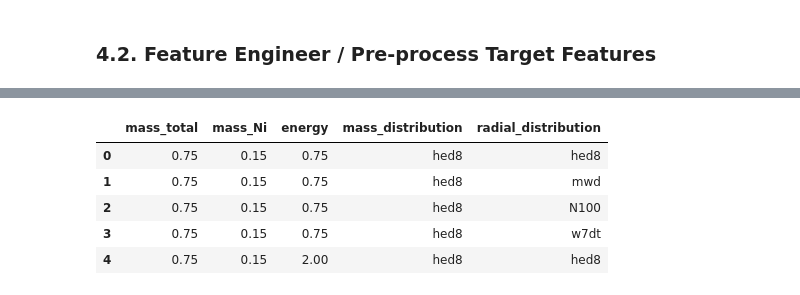
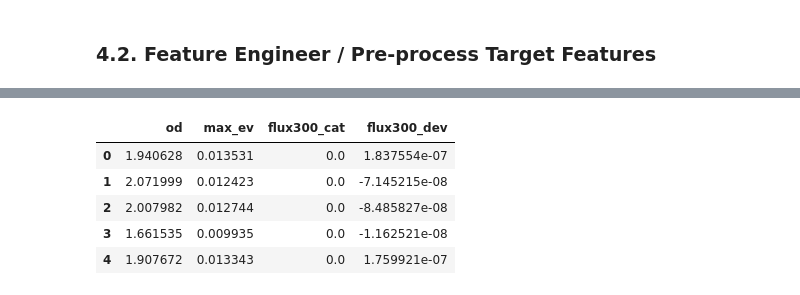
Before and after one commit to themattonthefloor/LOX, a Jupyter notebook: notebooks/student_evaluation.ipynb, the cells around one changed output, grey strips where cells are left out. Drawn from its saved outputs; the diff is of its cells as text; code cells hidden in the pictures.

```diff
--- a/notebooks/student_evaluation.ipynb
+++ b/notebooks/student_evaluation.ipynb
@@ -420,0 +566,4 @@ TP = target_preprocessor()
+# %%
+TFP = TargetFeaturesPreprocessor()
+preprocessed_targets = TFP.fit_transform(df_phy)
+preprocessed_targets.head()
@@ -420,0 +624,3 @@ TP = target_preprocessor()
+# %%
+X = df.iloc[:,[0,2,4]]
+X.head()
@@ -420,0 +634,3 @@ TP = target_preprocessor()
+# %%
+y = df.iloc[:,5:]
+y.head()
@@ -421,9 +644,12 @@ TP = target_preprocessor()
+# %%
+P = Preprocessor(mode='classification')
+transformed_X, transformed_y = P.fit_transform(X,y)
 # %%
-df_phy.head()
+transformed_X.head()
 # %% [output]
-|  | mass_total | mass_Ni | energy | mass_distribution | radial_distribution |
-| 0 | 0.75 | 0.15 | 0.75 | hed8 | hed8 |
-| 1 | 0.75 | 0.15 | 0.75 | hed8 | mwd |
-| 2 | 0.75 | 0.15 | 0.75 | hed8 | N100 |
-| 3 | 0.75 | 0.15 | 0.75 | hed8 | w7dt |
-| 4 | 0.75 | 0.15 | 2.00 | hed8 | hed8 |
+|  | od | max_ev | flux300_cat | flux300_dev |
+| 0 | 1.940628 | 0.013531 | 0.0 | 1.837554e-07 |
+| 1 | 2.071999 | 0.012423 | 0.0 | -7.145215e-08 |
+| 2 | 2.007982 | 0.012744 | 0.0 | -8.485827e-08 |
+| 3 | 1.661535 | 0.009935 | 0.0 | -1.162521e-08 |
+| 4 | 1.907672 | 0.013343 | 0.0 | 1.759921e-07 |
```
Also changed, not shown: parts of 51 cells of this notebook.
